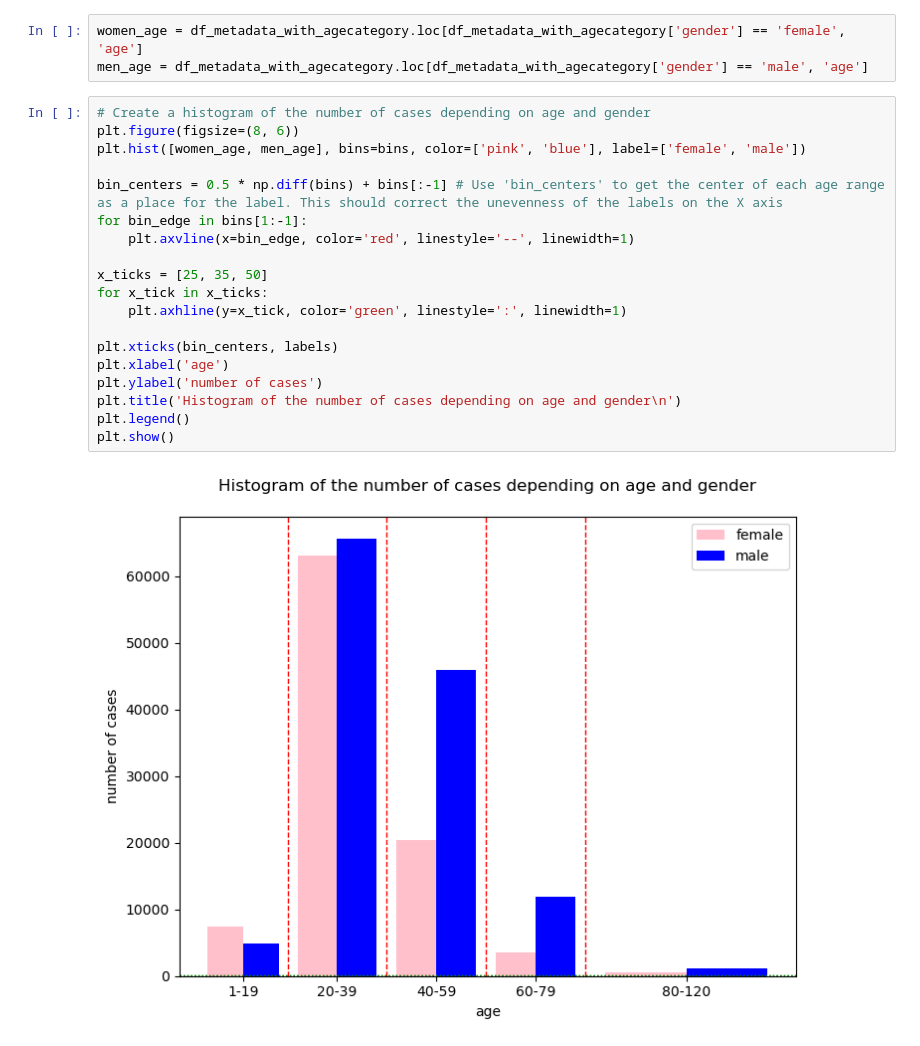
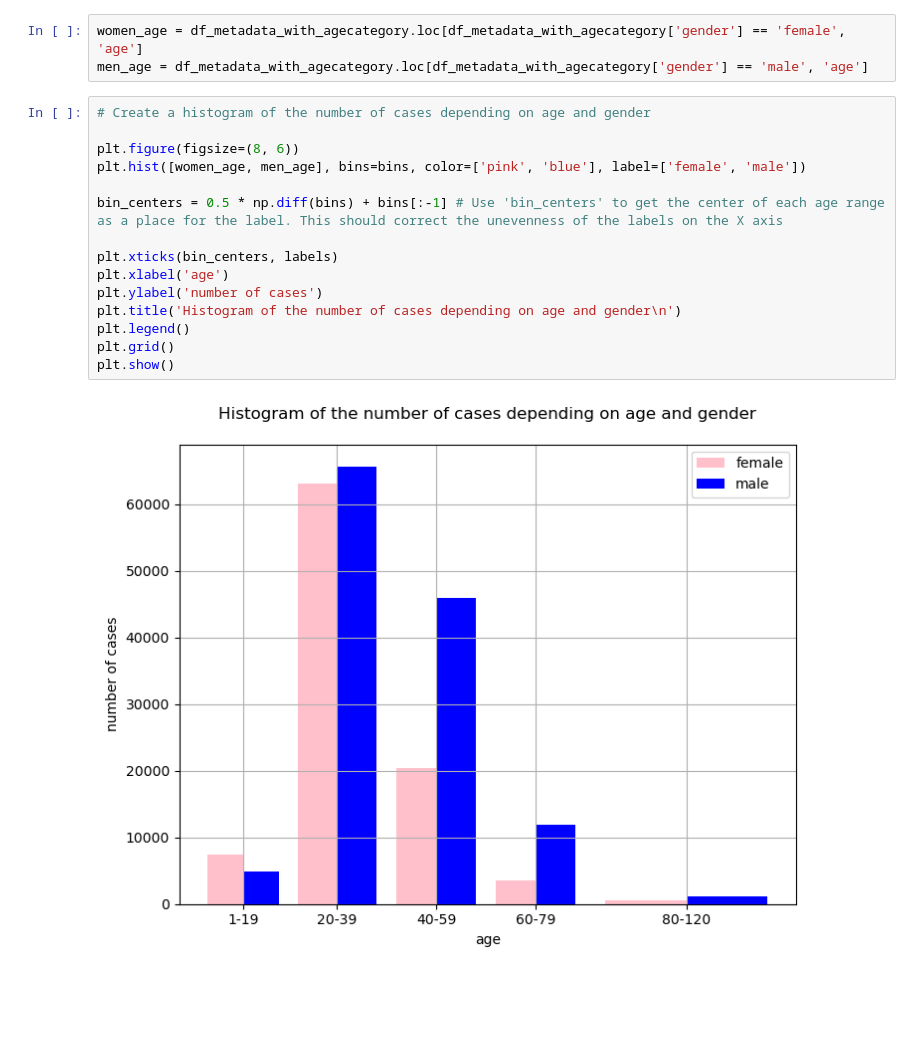
Before and after one commit to eggwhat/age-detection, a Jupyter notebook: exploratory_data_analysis/exploratory_data_analysis.ipynb, the cells around one changed output. Cells and saved outputs as stored; diff of their text form; blank space fills up the shorter version.

```diff
--- a/exploratory_data_analysis/exploratory_data_analysis.ipynb
+++ b/exploratory_data_analysis/exploratory_data_analysis.ipynb
@@ -227,23 +404,19 @@ women_age = df_metadata_with_agecategory.loc[df_metadata_with_agecategory['gende
 men_age = df_metadata_with_agecategory.loc[df_metadata_with_agecategory['gender'] == 'male', 'age']
 # %%
 # Create a histogram of the number of cases depending on age and gender
+
 plt.figure(figsize=(8, 6))
 plt.hist([women_age, men_age], bins=bins, color=['pink', 'blue'], label=['female', 'male'])
 
 bin_centers = 0.5 * np.diff(bins) + bins[:-1] # Use 'bin_centers' to get the center of each age range as a place for the label. This should correct the unevenness of the labels on the X axis
-for bin_edge in bins[1:-1]:
-    plt.axvline(x=bin_edge, color='red', linestyle='--', linewidth=1)
-
-x_ticks = [25, 35, 50]
-for x_tick in x_ticks:
-    plt.axhline(y=x_tick, color='green', linestyle=':', linewidth=1)
 
 plt.xticks(bin_centers, labels)
 plt.xlabel('age')
 plt.ylabel('number of cases')
 plt.title('Histogram of the number of cases depending on age and gender\n')
 plt.legend()
+plt.grid()
 plt.show()
 # %% [output]
-[figure, old version]
+[figure, new version]
 # %%
```
Also changed, not shown: parts of 46 cells of this notebook.
